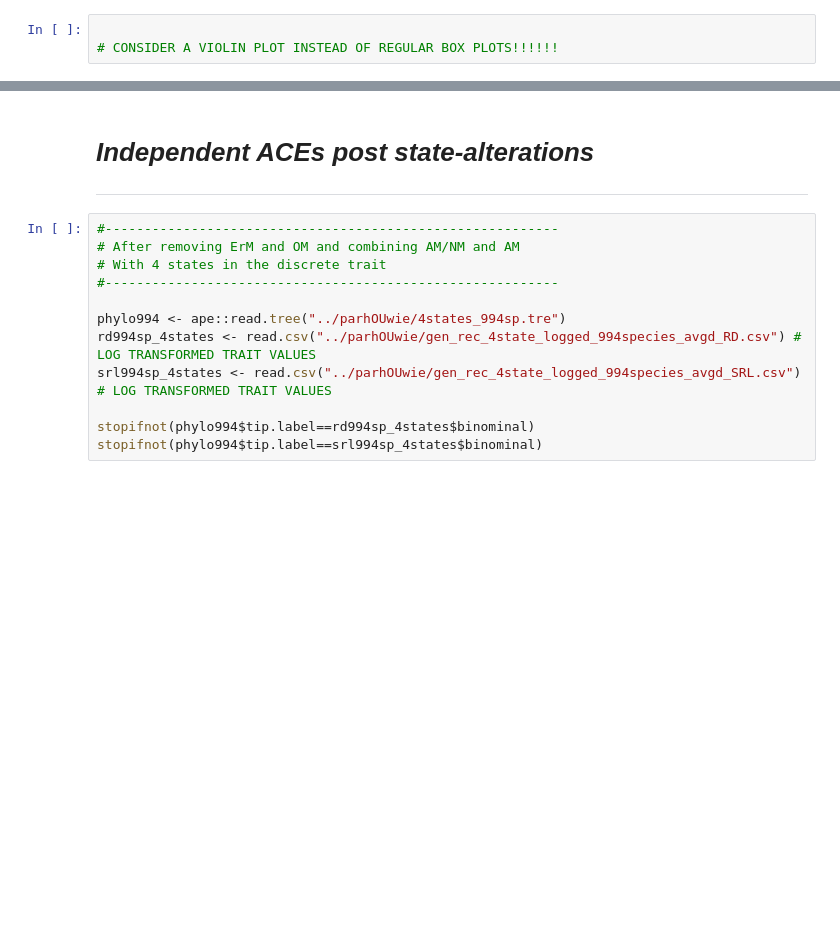
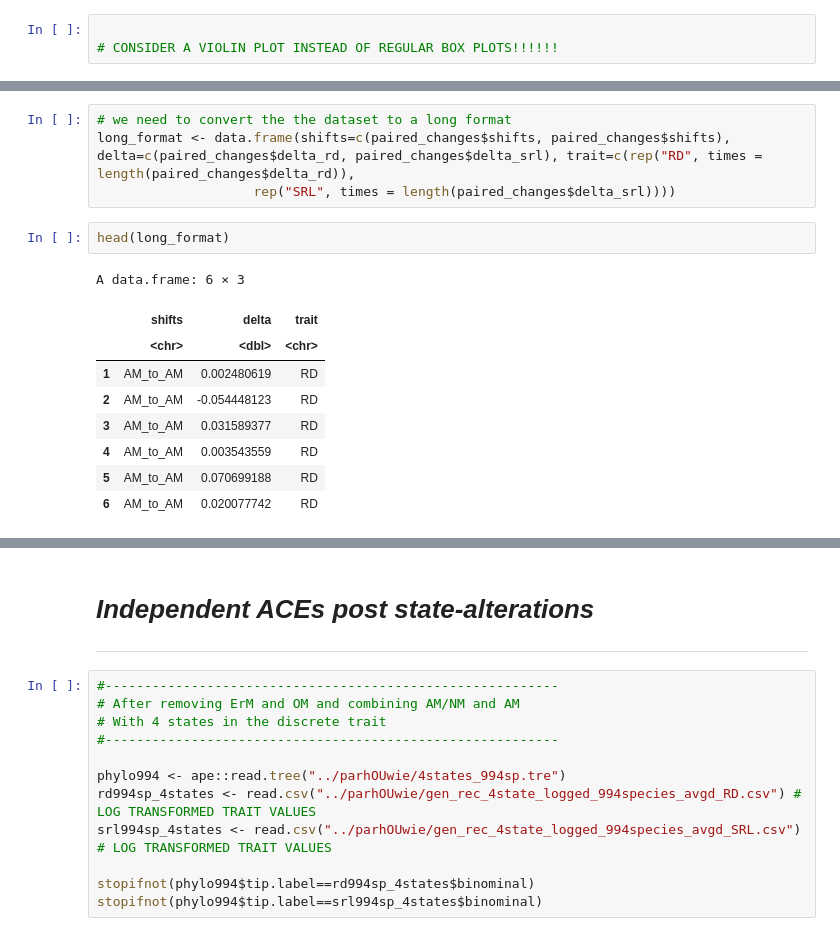
Before and after one commit to anoban/wsu, a Jupyter notebook: R/notebooks/traverseaces.ipynb, the cells around one changed output, grey strips where cells are left out. Drawn from its saved outputs; the diff is of its cells as text; blank space fills up the shorter version.

```diff
--- a/R/notebooks/traverseaces.ipynb
+++ b/R/notebooks/traverseaces.ipynb
@@ -512,0 +528,16 @@ Warning message:
+# %%
+# we need to convert the the dataset to a long format
+long_format <- data.frame(shifts=c(paired_changes$shifts, paired_changes$shifts), delta=c(paired_changes$delta_rd, paired_changes$delta_srl), trait=c(rep("RD", times = length(paired_changes$delta_rd)),
+                    rep("SRL", times = length(paired_changes$delta_srl))))
+# %%
+head(long_format)
+# %% [output]
+A data.frame: 6 × 3
+|  | shifts | delta | trait |
+|  | <chr> | <dbl> | <chr> |
+| 1 | AM_to_AM | 0.002480619 | RD |
+| 2 | AM_to_AM | -0.054448123 | RD |
+| 3 | AM_to_AM | 0.031589377 | RD |
+| 4 | AM_to_AM | 0.003543559 | RD |
+| 5 | AM_to_AM | 0.070699188 | RD |
+| 6 | AM_to_AM | 0.020077742 | RD |
```
Also changed, not shown: parts of 9 cells of this notebook.
